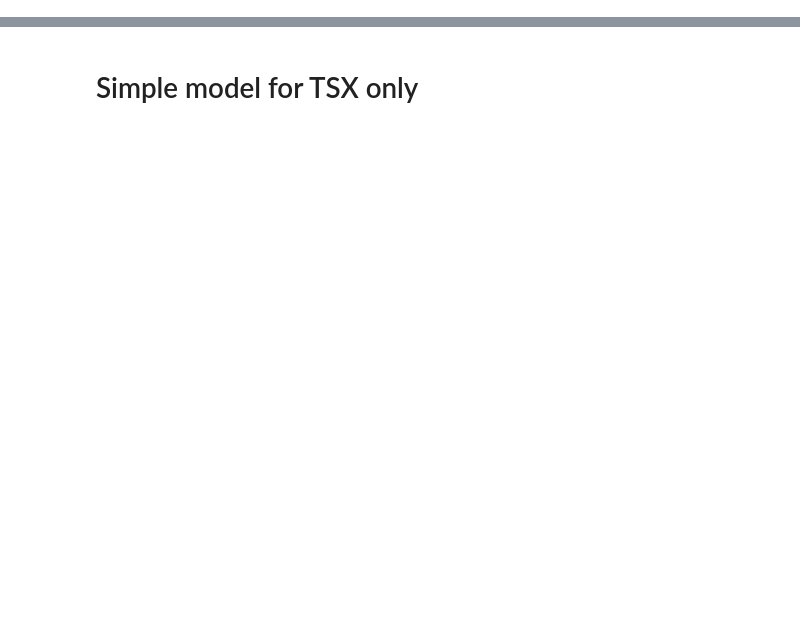
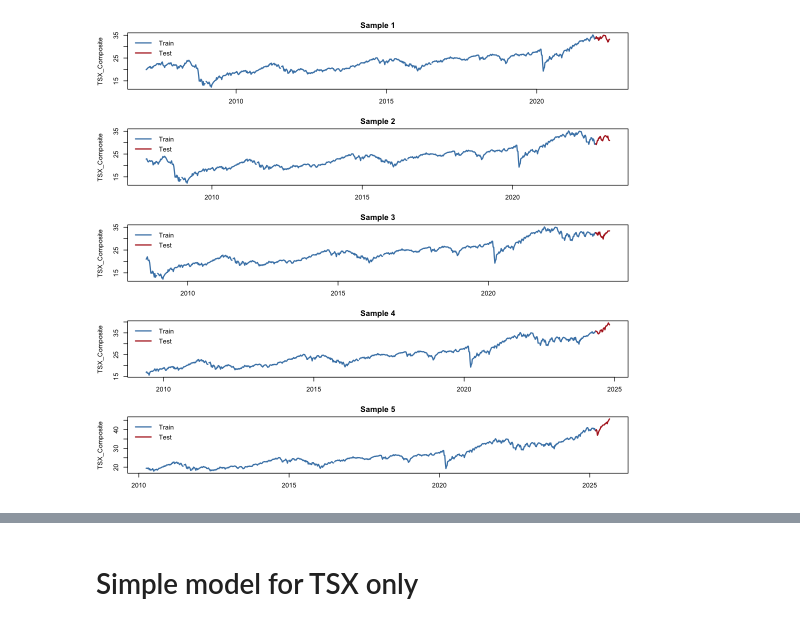
Before and after one commit to DuncanCSt/forecast_research, a Jupyter notebook: finance/markets_model_TSX_only.ipynb, the cells around one changed output, grey strips where cells are left out. Saved outputs shown, nothing was run; the diff lists cells and outputs as text; code cells hidden in the pictures; blank space fills up the shorter version.

```diff
--- a/finance/markets_model_TSX_only.ipynb
+++ b/finance/markets_model_TSX_only.ipynb
@@ -11,4 +11,6 @@ library(gridExtra)
 set.seed(1)
 load_all("../../../hmmTMB")
 source("markets_functions.R")  # adjust path if the notebook’s cwd differs
+
+plot_folder <- "tsx_only_plots"
 # %% [output]
@@ -37,0 +56,17 @@ Warning message:
+# %%
+splits <- train_test_split(
+  close_data,
+  training_period_w = 780,
+  testing_period_w = 25,
+  samples = 5
+)
+
+options(repr.plot.width = 9, repr.plot.height = 8)  # Adjust figure size
+
+plot_train_test_samples(splits,
+  y_column = "TSX_Composite",
+  savefig = paste0(plot_folder, "/train_test_split_TSX_Composite.png"))
+plot_train_test_samples(splits,
+  y_column = "TSX_Composite")
+# %% [output]
+[figure, added]
```
Also changed, not shown: parts of 23 cells of this notebook, 31 other files.
